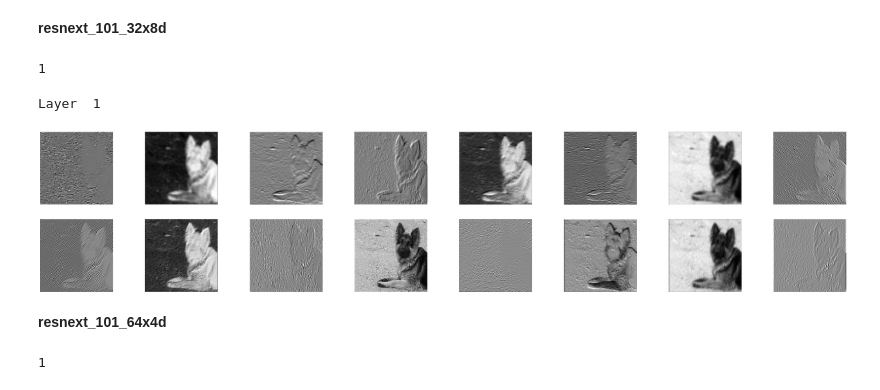
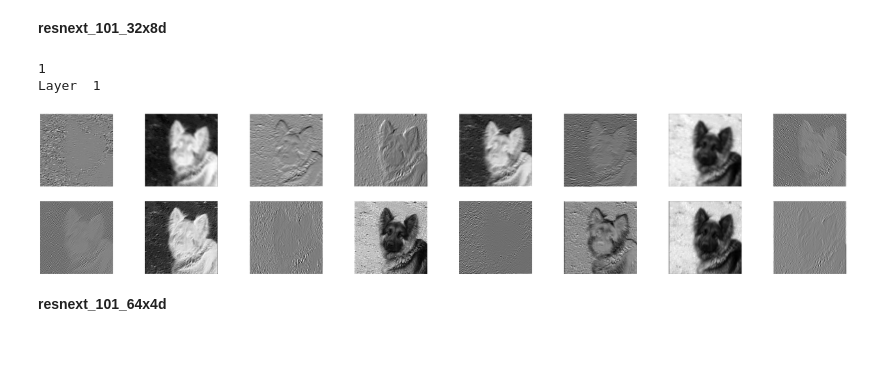
Before and after one commit to DCC-UAB/Dog_Breed_Classification, a Jupyter notebook: Demostracio_resultats.ipynb, the cells around one changed output. Saved outputs shown, nothing was run; the diff lists cells and outputs as text; code cells hidden in the pictures; blank space fills up the shorter version.

```diff
--- a/Demostracio_resultats.ipynb
+++ b/Demostracio_resultats.ipynb
@@ -283,7 +338,7 @@ def predict(image, model):
 # %%
 model2 = initialize_model_resnext101_32x8d(120)
 device = torch.device('cpu')
-model2.load_state_dict(torch.load("./ResNext101_32x8d_PreTrained.pth", device))
+model2.load_state_dict(torch.load("./models/ResNext101_32x8d_PreTrained.pth", device))
 # %% [output]
 <All keys matched successfully>
 # %%
@@ -501,14 +525,16 @@ import cv2 as cv
 plt.imshow(image)
 plt.show()
 
-transform = transforms.Compose([
-    transforms.ToPILImage(),
-    transforms.RandomResizedCrop(224),
-    transforms.ToTensor(),
-    transforms.Normalize([0.485, 0.456, 0.406], [0.229, 0.224, 0.225])])
+data_transforms_jitter = transforms.Compose([
+        transforms.ToPILImage(),
+        transforms.CenterCrop(input_size),
+        transforms.ColorJitter(brightness=.5, hue=.3), # Apply color jitter to the image
+        transforms.ToTensor(),
+        normalize
+    ])
 
 img=np.array(image)
-img=transform(img)
+img=data_transforms_jitter(img)
 img=img.unsqueeze(0)
 print(img.size())
 # %% [output]
@@ -516,21 +542,3 @@ print(img.size())
 torch.Size([1, 3, 224, 224])
 # %% [markdown]
 **resnext_101_32x8d**
-# %%
-no_of_layers=0
-conv_layers=[]
-
-model_children=list(model2.children())
-
-for child in model_children:
-    if type(child)==nn.Conv2d:
-        no_of_layers+=1
-        conv_layers.append(child)
-    elif type(child)==nn.Sequential:
-        for layer in child.children():
-            if type(layer)==nn.Conv2d:
-                no_of_layers+=1
-                conv_layers.append(layer)
-print(no_of_layers)
-# %% [output]
-1
@@ -542,37 +545,8 @@ outputs = results
-# %%
-for num_layer in range(len(outputs)):
-    plt.figure(figsize=(50, 10))
-    layer_viz = outputs[num_layer][0, :, :, :]
-    layer_viz = layer_viz.data
-    print("Layer ",num_layer+1)
-    for i, filter in enumerate(layer_viz):
-        if i == 16:
-            break
-        plt.subplot(2, 8, i + 1)
-        plt.imshow(filter, cmap='gray')
-        plt.axis("off")
-    plt.show()
-    plt.close()
-# %% [output]
-Layer  1
-[figure, removed]
+# %%
+feature_extraction(model2,img)
+# %% [output]
+1
+Layer  1
+[figure, added]
 # %% [markdown]
 **resnext_101_64x4d**
-# %%
-no_of_layers=0
-conv_layers=[]
-
-model_children=list(model1.children())
-
-for child in model_children:
-    if type(child)==nn.Conv2d:
-        no_of_layers+=1
-        conv_layers.append(child)
-    elif type(child)==nn.Sequential:
-        for layer in child.children():
-            if type(layer)==nn.Conv2d:
-                no_of_layers+=1
-                conv_layers.append(layer)
-print(no_of_layers)
-# %% [output]
-1
```
Also changed, not shown: parts of 28 cells of this notebook.
